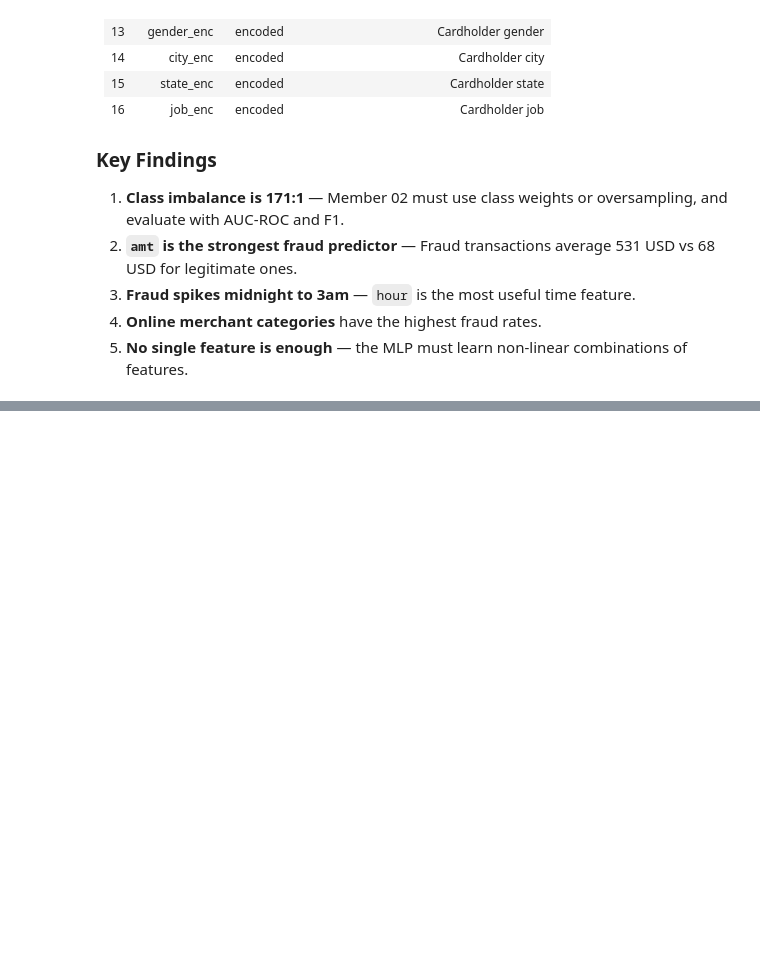
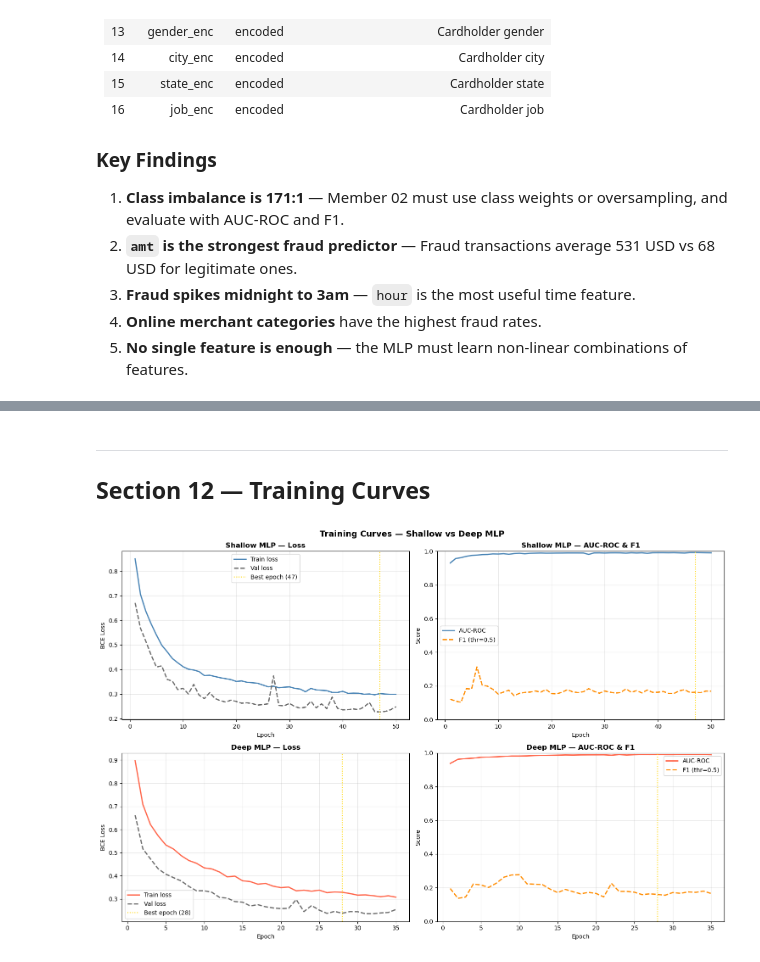
Before and after one commit to bouchra147587/p009-security, a Jupyter notebook: P009-Model-Inversion-Attack-Defense.ipynb, the cells around one changed output, grey strips where cells are left out. Saved outputs shown, nothing was run; the diff lists cells and outputs as text; code cells hidden in the pictures; blank space fills up the shorter version.

Commit message:
feat: add model training and evaluation section

```diff
--- a/P009-Model-Inversion-Attack-Defense.ipynb
+++ b/P009-Model-Inversion-Attack-Defense.ipynb
@@ -795,0 +1159,7 @@ Files saved:
+# %%
+print('Training Shallow MLP ...')
+shallow = ShallowMLP(INPUT_DIM).to(DEVICE)
+shallow, hist_shallow, best_ep_shallow = train_model(
+    shallow, train_loader, val_loader, pos_weight,
+    lr=1e-3, max_epochs=50, patience=7, model_name='Shallow'
+)
@@ -795,0 +1183,7 @@ Files saved:
+# %%
+print('Training Deep MLP ...')
+deep = DeepMLP(INPUT_DIM).to(DEVICE)
+deep, hist_deep, best_ep_deep = train_model(
+    deep, train_loader, val_loader, pos_weight,
+    lr=1e-3, max_epochs=50, patience=7, model_name='Deep'
+)
@@ -795,0 +1203,34 @@ Files saved:
+# %% [markdown]
+---
+## Section 12 — Training Curves
+# %%
+fig, axes = plt.subplots(2, 2, figsize=(15, 10))
+
+for ax_row, hist, name, best_ep, color in [
+    (axes[0], hist_shallow, 'Shallow MLP', best_ep_shallow, 'steelblue'),
+    (axes[1], hist_deep,    'Deep MLP',    best_ep_deep,    'tomato'),
+]:
+    epochs = range(1, len(hist['train_loss']) + 1)
+
+    # Loss
+    ax_row[0].plot(epochs, hist['train_loss'], label='Train loss', color=color,    linewidth=2)
+    ax_row[0].plot(epochs, hist['val_loss'],   label='Val loss',   color='dimgray', linewidth=2, linestyle='--')
+    ax_row[0].axvline(best_ep, color='gold', linestyle=':', linewidth=1.5, label=f'Best epoch ({best_ep})')
+    ax_row[0].set_title(f'{name} — Loss', fontweight='bold')
+    ax_row[0].set_xlabel('Epoch'); ax_row[0].set_ylabel('BCE Loss')
+    ax_row[0].legend(); ax_row[0].grid(True, alpha=0.3)
+
+    # AUC-ROC
+    ax_row[1].plot(epochs, hist['val_auc'], label='AUC-ROC', color=color, linewidth=2)
+    ax_row[1].plot(epochs, hist['val_f1'],  label='F1 (thr=0.5)', color='darkorange', linewidth=2, linestyle='--')
+    ax_row[1].axvline(best_ep, color='gold', linestyle=':', linewidth=1.5)
+    ax_row[1].set_title(f'{name} — AUC-ROC & F1', fontweight='bold')
+    ax_row[1].set_xlabel('Epoch'); ax_row[1].set_ylabel('Score')
+    ax_row[1].set_ylim(0, 1); ax_row[1].legend(); ax_row[1].grid(True, alpha=0.3)
+
+plt.suptitle('Training Curves — Shallow vs Deep MLP', fontsize=14, fontweight='bold')
+plt.tight_layout()
+plt.savefig('plot6_training_curves.png', dpi=150, bbox_inches='tight')
+plt.show()
+# %% [output]
+[figure, added]
```
Also changed, not shown: parts of 46 cells of this notebook.
